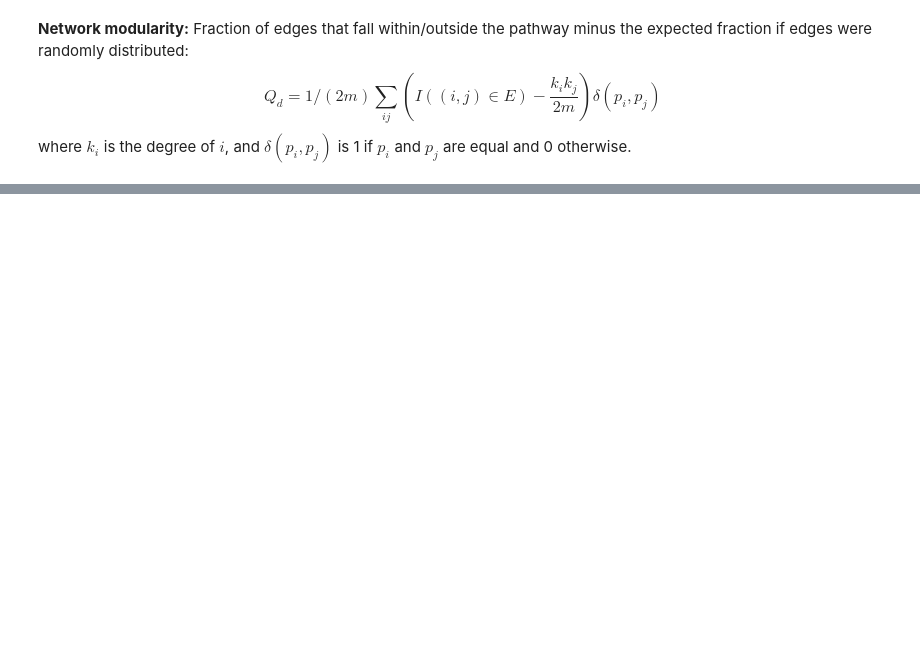
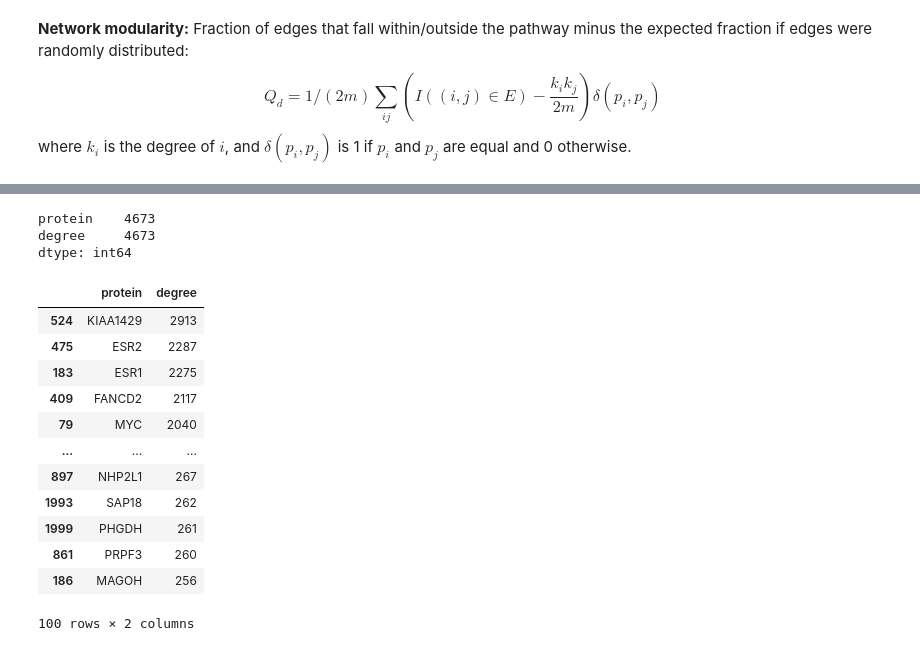
Before and after one commit to nikodallanoce/ComputationalHealthLaboratory, a Jupyter notebook: Project_CHL.ipynb, the cells around one changed output, grey strips where cells are left out. Saved outputs shown, nothing was run; the diff lists cells and outputs as text; code cells hidden in the pictures; blank space fills up the shorter version.

```diff
--- a/Project_CHL.ipynb
+++ b/Project_CHL.ipynb
@@ -422,3 +402,29 @@ df_diseases.tail()
 | 588 | Tooth size discrepancy | 47/58 | 0.005953 | 0.099228 | AMER1;SETD5;NOTCH3;TRIO;RPL10;SAT... | 0.234043 | 2.693694 | 0.000004 |
 # %%
 df_diseases.to_csv("datasets/diseases_scores.csv")
+# %%
+#list(protein_graph.nodes())
+nodes_degree = pd.DataFrame(protein_graph.degree(list(protein_graph.nodes())), columns=['protein', 'degree'])
+nodes_degree = nodes_degree.sort_values(by='degree', ascending=False)
+# %%
+nodes_degree[nodes_degree['degree']==1].count()
+# %% [output]
+protein    4673
+degree     4673
+dtype: int64
+# %%
+nodes_degree.iloc[0:100,:]
+# %% [output]
+|  | protein | degree |
+| 524 | KIAA1429 | 2913 |
+| 475 | ESR2 | 2287 |
+| 183 | ESR1 | 2275 |
+| 409 | FANCD2 | 2117 |
+| 79 | MYC | 2040 |
+| ... | ... | ... |
+| 897 | NHP2L1 | 267 |
+| 1993 | SAP18 | 262 |
+| 1999 | PHGDH | 261 |
+| 861 | PRPF3 | 260 |
+| 186 | MAGOH | 256 |
+100 rows × 2 columns
```
Also changed, not shown: parts of 6 cells of this notebook, 3 other files.
